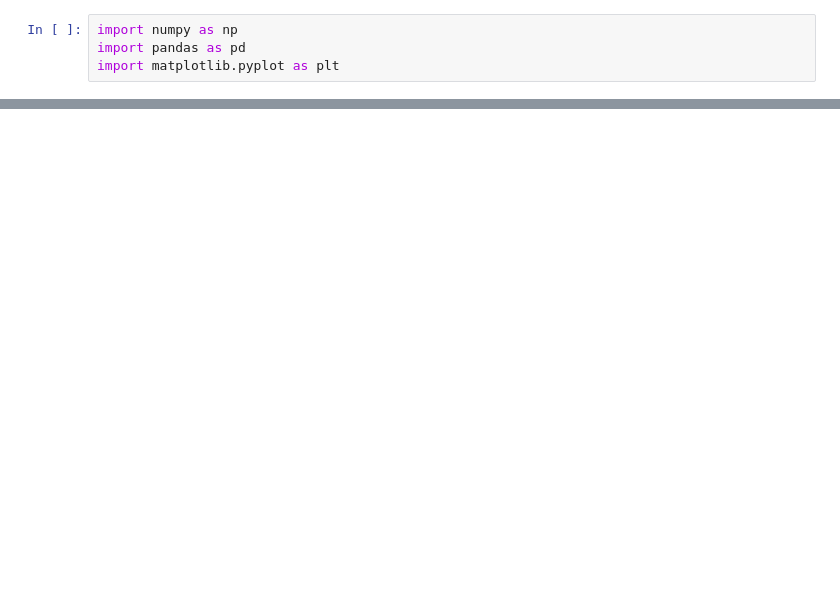
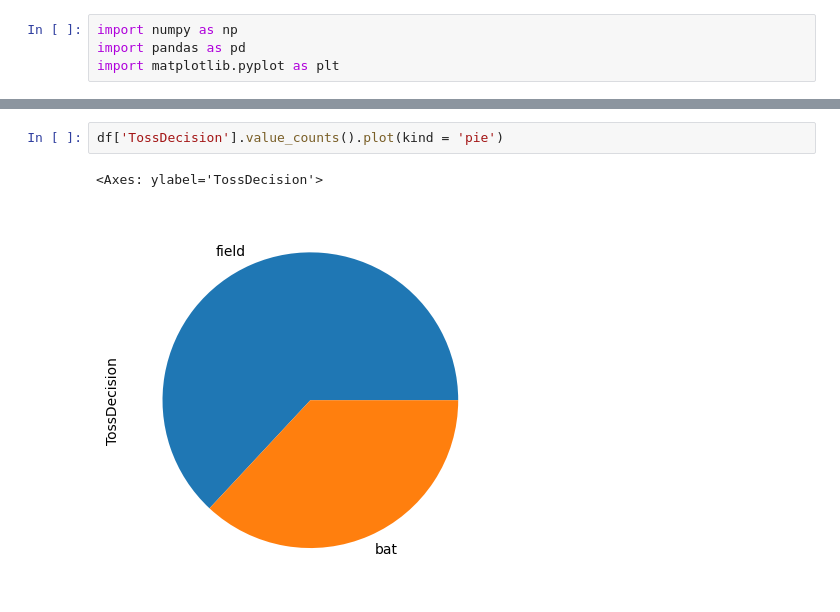
Before and after one commit to sagarkumarmishra/IPL-DATA-ANALYSIS, a Jupyter notebook: IPL_data_analysis.ipynb, the cells around one changed output, grey strips where cells are left out. Drawn from its saved outputs; the diff is of its cells as text; blank space fills up the shorter version.

```diff
--- a/IPL_data_analysis.ipynb
+++ b/IPL_data_analysis.ipynb
@@ -309,0 +285,5 @@ data.sort_values(['city','team1','team2'], ascending =[True, False, True]).head(
+# %%
+df['TossDecision'].value_counts().plot(kind = 'pie')
+# %% [output]
+<Axes: ylabel='TossDecision'>
+[figure, added]
```
Also changed, not shown: parts of 87 cells of this notebook.
